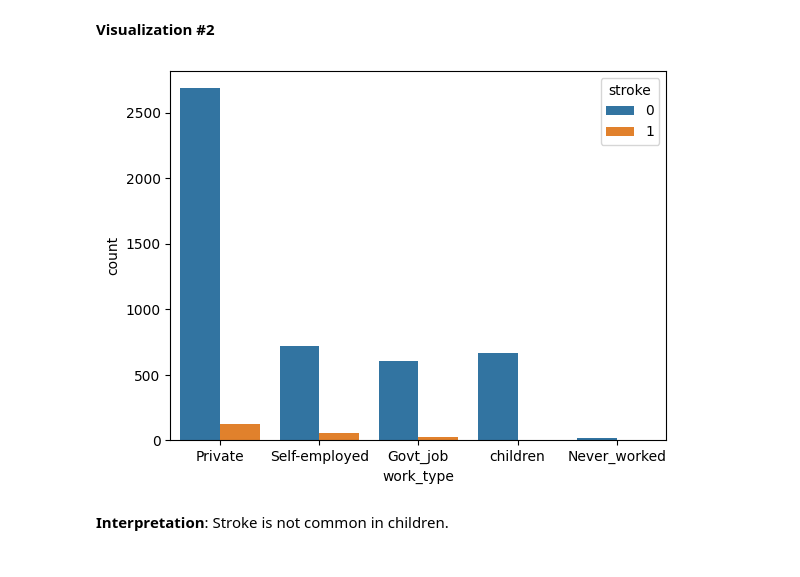
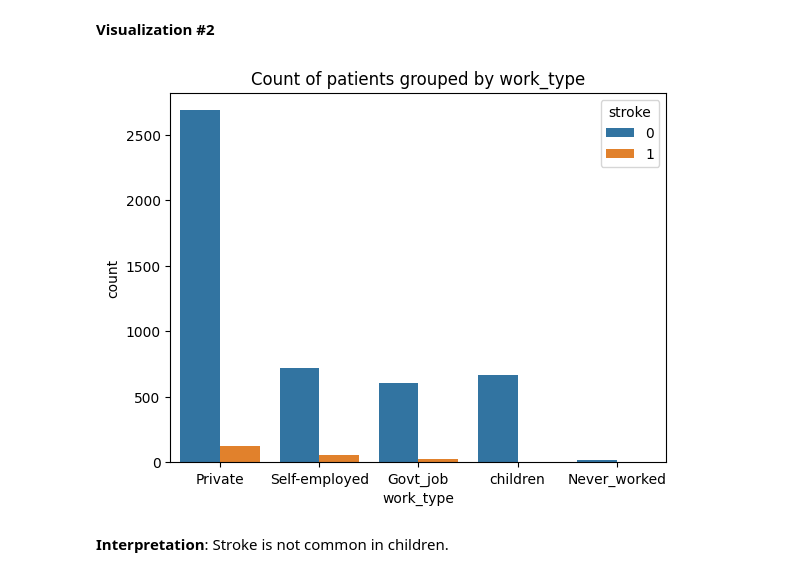
Before and after one commit to ericakitano/Project-2-Stroke-Prediction-, a Jupyter notebook: Stroke_Prediction.ipynb, the cells around one changed output. Drawn from its saved outputs; the diff is of its cells as text; code cells hidden in the pictures.

```diff
--- a/Stroke_Prediction.ipynb
+++ b/Stroke_Prediction.ipynb
@@ -651,8 +651,9 @@ ax.set_title("Count of patient's age group and those who experienced stroke");
 # %% [markdown]
 **Visualization #2**
 # %%
-sns.countplot(data=df1,x='work_type', hue='stroke');
+ax = sns.countplot(data=df1,x='work_type', hue='stroke');
+ax.set_title("Count of patients grouped by work_type");
 # %% [output]
-[figure, old version]
+[figure, new version]
 # %% [markdown]
 **Interpretation**: Stroke is not common in children.
```
